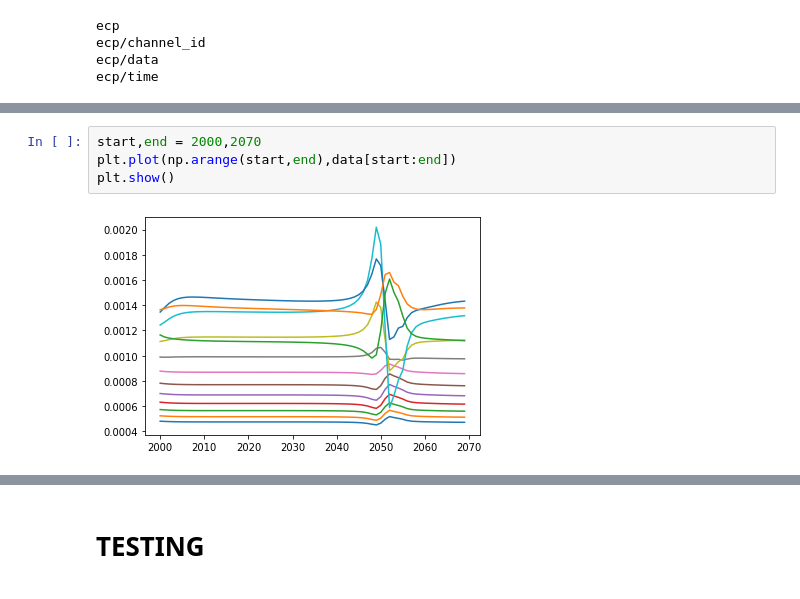
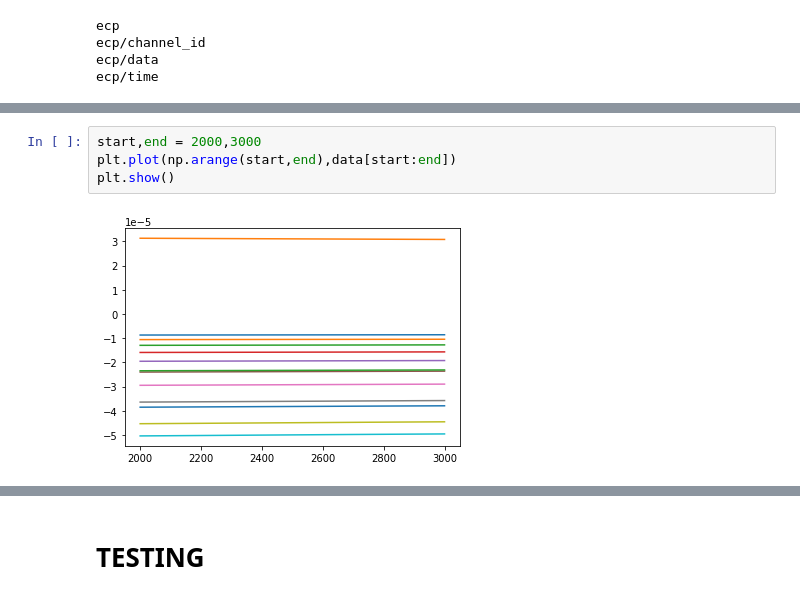
Before and after one commit to ddopp4877/CA1_model_testing, a Jupyter notebook: CA1_exploration.ipynb, the cells around one changed output, grey strips where cells are left out. Saved outputs shown, nothing was run; the diff lists cells and outputs as text.

```diff
--- a/CA1_exploration.ipynb
+++ b/CA1_exploration.ipynb
@@ -400,6 +423,6 @@ plt.plot(data)
 # %%
-start,end = 2000,2070
+start,end = 2000,3000
 plt.plot(np.arange(start,end),data[start:end])
 plt.show()
 # %% [output]
-[figure, old version]
+[figure, new version]
```
Also changed, not shown: parts of 59 cells of this notebook, 5 other files.
